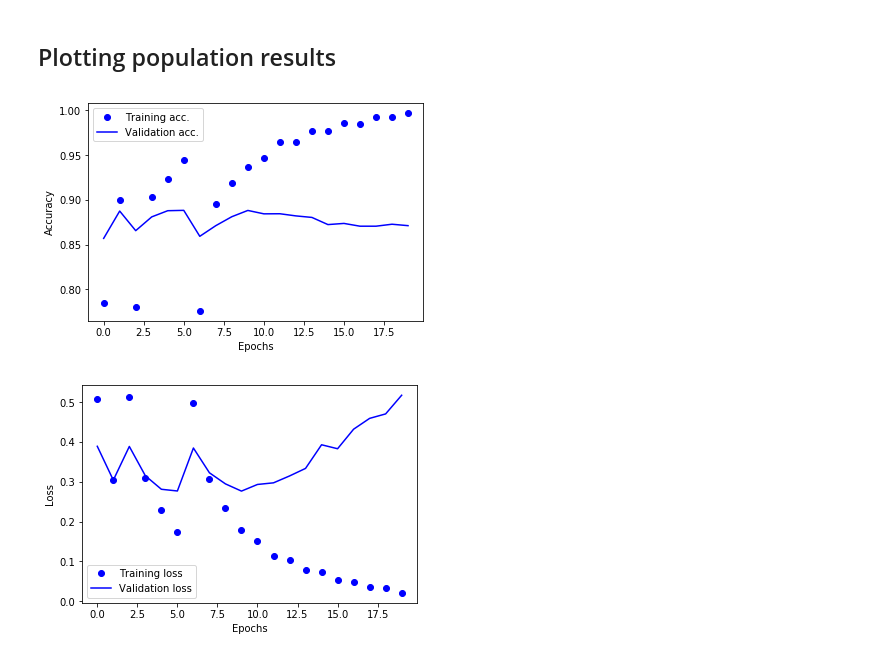
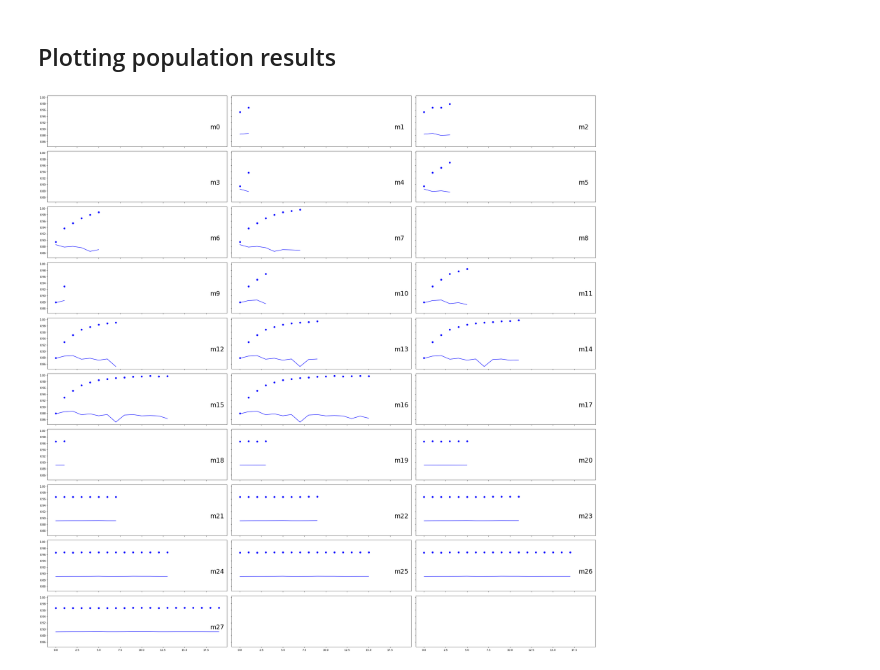
Before and after one commit to dylan-stark/pybt, a Jupyter notebook: notebooks/imdb.ipynb, the cells around one changed output. Cells and saved outputs as stored; diff of their text form; code cells hidden in the pictures.

```diff
--- a/notebooks/imdb.ipynb
+++ b/notebooks/imdb.ipynb
@@ -92,33 +92,6 @@ Epoch 20/20
 # %% [markdown]
 ## Plotting population results
-# %%
-import matplotlib.pyplot as plt
-
-last_member = t.observations()[-1]
-obs = last_member['observations'][-1]
-
-epochs, acc, loss, val_acc, val_loss = ([], [], [], [], [])
-for x in last_member['observations']:
-    epochs.extend(x['epochs'])
-    acc.extend(x['acc'])
-    loss.extend(x['loss'])
-    val_acc.extend(x['val_acc'])
-    val_loss.extend(x['val_loss'])
-
-plt.plot(epochs, acc, 'bo', label='Training acc.')
-plt.plot(epochs, val_acc, 'b', label='Validation acc.')
-plt.xlabel('Epochs')
-plt.ylabel('Accuracy')
-plt.legend()
-plt.show()
-# %% [output]
-[figure, removed]
-# %%
-plt.plot(epochs, loss, 'bo', label='Training loss')
-plt.plot(epochs, val_loss, 'b', label='Validation loss')
-plt.xlabel('Epochs')
-plt.ylabel('Loss')
-plt.legend()
-plt.show()
-# %% [output]
-[figure, removed]
+# %%
+import matplotlib.pyplot as plt
+
+obs = t.observations()
@@ -124,0 +209,4 @@ plt.show()
+# %%
+plot_all_acc(obs)
+# %% [output]
+[figure, added]
```
Also changed, not shown: parts of 6 cells of this notebook, 2 other files.
